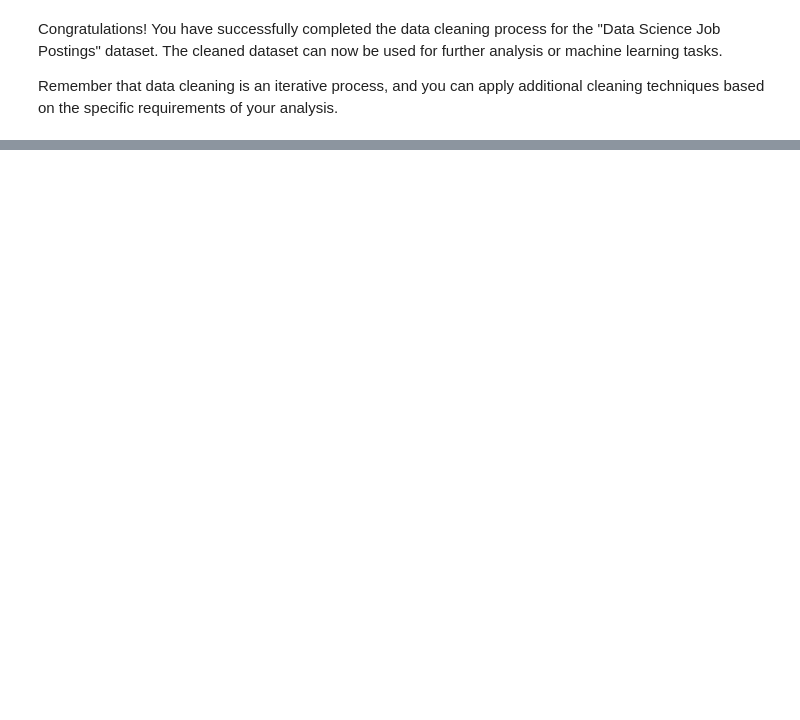
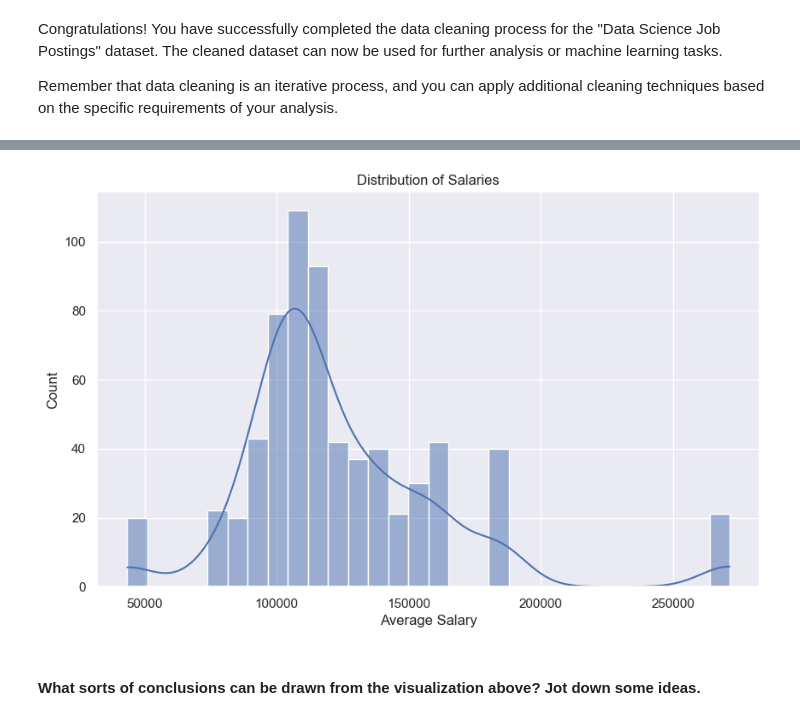
Before and after one commit to danny-moncada/bi_master_plan_python_tutorial, a Jupyter notebook: BI_Master_Plan_Data_Cleaning_Tutorial.ipynb, the cells around one changed output, grey strips where cells are left out. Saved outputs shown, nothing was run; the diff lists cells and outputs as text; code cells hidden in the pictures; blank space fills up the shorter version.

```diff
--- a/BI_Master_Plan_Data_Cleaning_Tutorial.ipynb
+++ b/BI_Master_Plan_Data_Cleaning_Tutorial.ipynb
@@ -597,0 +823,8 @@ Remember that data cleaning is an iterative process, and you can apply additiona
+# %%
+def plot_salary_distribution(df):
+    plt.figure(figsize=(10, 6))
+    sns.histplot(data=df, x='Average Salary', kde=True)
+    plt.title('Distribution of Salaries')
+    plt.xlabel('Average Salary')
+    plt.ylabel('Count')
+    plt.show()
@@ -597,0 +837,6 @@ Remember that data cleaning is an iterative process, and you can apply additiona
+# %%
+plot_salary_distribution(ds_vis_df)
+# %% [output]
+[figure, added]
+# %% [markdown]
+#### What sorts of conclusions can be drawn from the visualization above?  Jot down some ideas.
```
Also changed, not shown: parts of 65 cells of this notebook.
